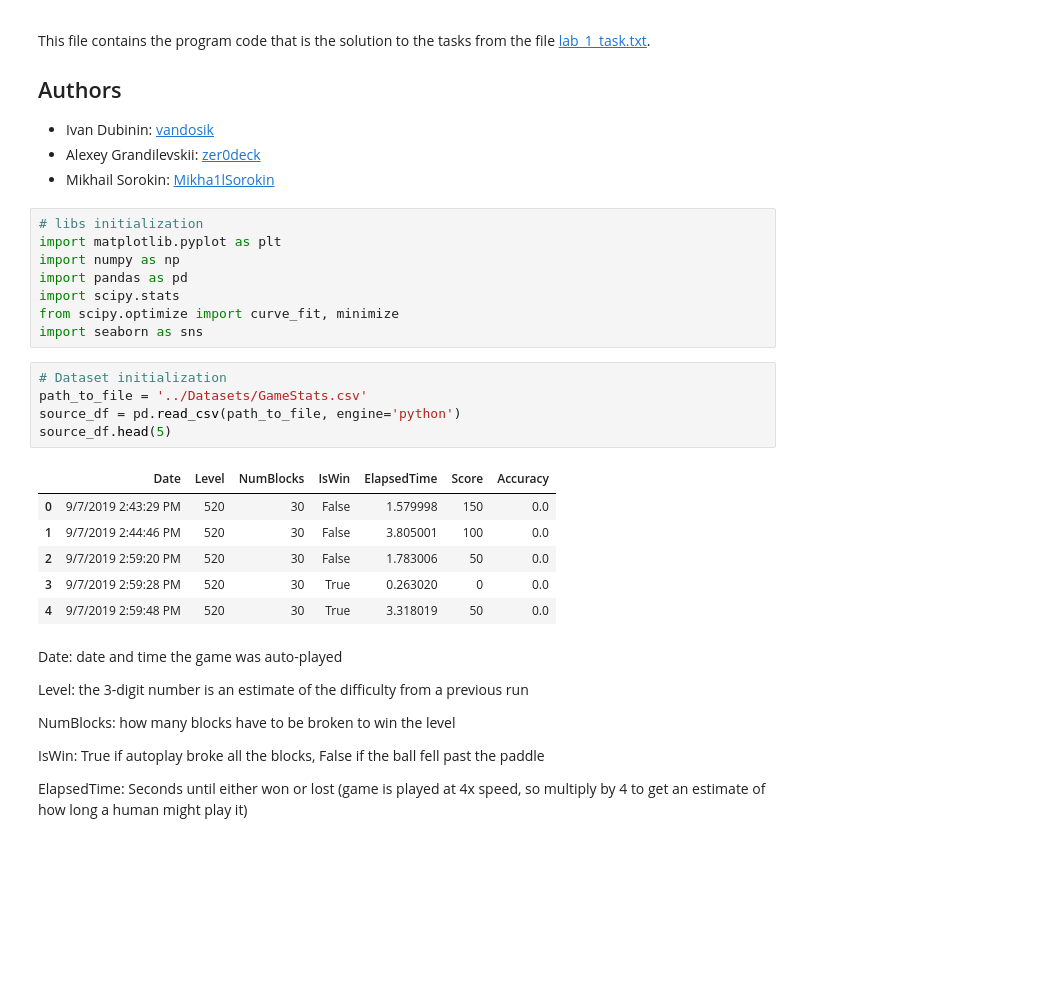
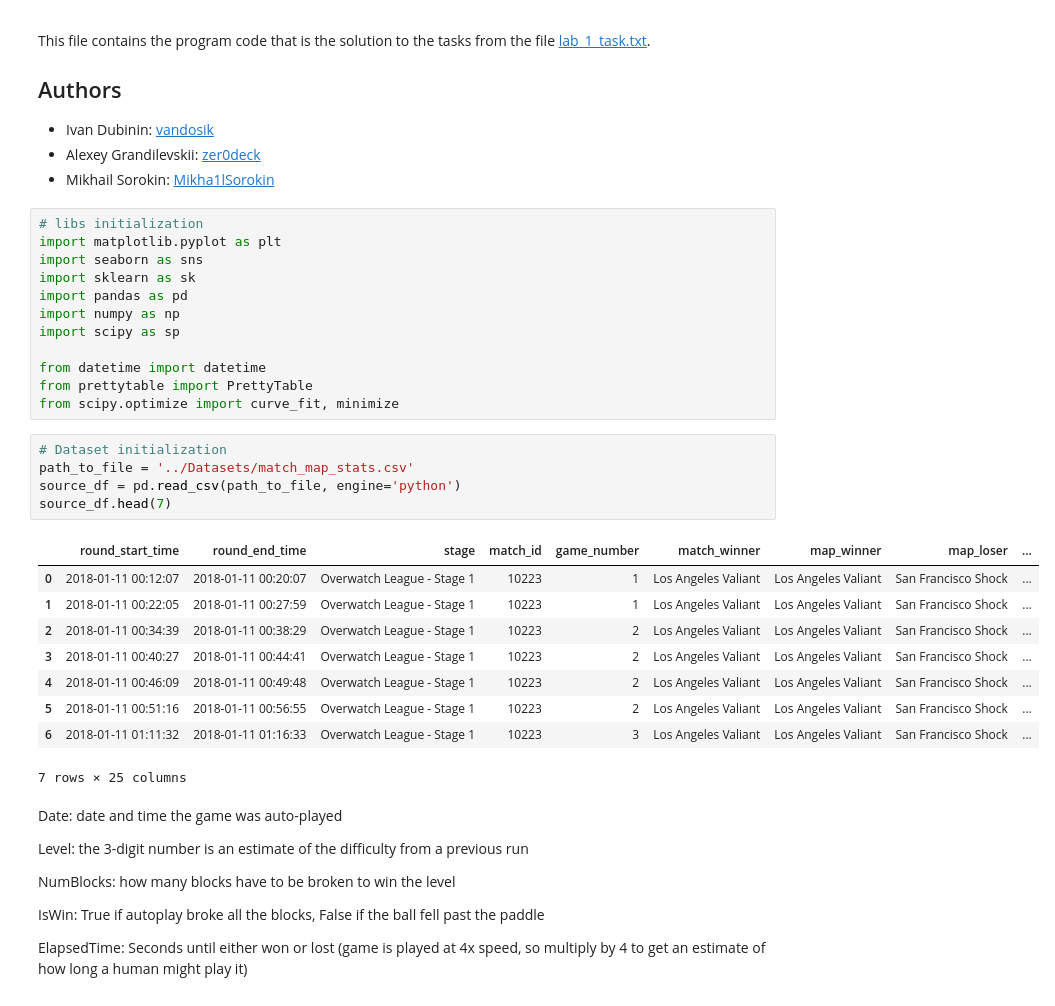
Before and after one commit to vandosik/M-M-MSA, a Jupyter notebook: Lab_1/lab_1.ipynb, the cells around one changed output. Saved outputs shown, nothing was run; the diff lists cells and outputs as text; blank space fills up the shorter version.

```diff
--- a/Lab_1/lab_1.ipynb
+++ b/Lab_1/lab_1.ipynb
@@ -8,23 +8,30 @@ This file contains the program code that is the solution to the tasks from the f
 # %%
 # libs initialization
 import matplotlib.pyplot as plt
+import seaborn as sns
+import sklearn as sk
+import pandas as pd
 import numpy as np
-import pandas as pd
-import scipy.stats
+import scipy as sp
+
+from datetime import datetime
+from prettytable import PrettyTable
 from scipy.optimize import curve_fit, minimize
-import seaborn as sns
 # %%
 # Dataset initialization
-path_to_file = '../Datasets/GameStats.csv'
+path_to_file = '../Datasets/match_map_stats.csv'
 source_df = pd.read_csv(path_to_file, engine='python')
-source_df.head(5)
+source_df.head(7)
 # %% [output]
-|  | Date | Level | NumBlocks | IsWin | ElapsedTime | Score | Accuracy |
-| 0 | 9/7/2019 2:43:29 PM | 520 | 30 | False | 1.579998 | 150 | 0.0 |
-| 1 | 9/7/2019 2:44:46 PM | 520 | 30 | False | 3.805001 | 100 | 0.0 |
-| 2 | 9/7/2019 2:59:20 PM | 520 | 30 | False | 1.783006 | 50 | 0.0 |
-| 3 | 9/7/2019 2:59:28 PM | 520 | 30 | True | 0.263020 | 0 | 0.0 |
-| 4 | 9/7/2019 2:59:48 PM | 520 | 30 | True | 3.318019 | 50 | 0.0 |
+|  | round_start_time | round_end_time | stage | match_id | game_number | match_winner | map_winner | map_loser | ... |
+| 0 | 2018-01-11 00:12:07 | 2018-01-11 00:20:07 | Overwatch League - Stage 1 | 10223 | 1 | Los Angeles Valiant | Los Angeles Valiant | San Francisco Shock | ... |
+| 1 | 2018-01-11 00:22:05 | 2018-01-11 00:27:59 | Overwatch League - Stage 1 | 10223 | 1 | Los Angeles Valiant | Los Angeles Valiant | San Francisco Shock | ... |
+| 2 | 2018-01-11 00:34:39 | 2018-01-11 00:38:29 | Overwatch League - Stage 1 | 10223 | 2 | Los Angeles Valiant | Los Angeles Valiant | San Francisco Shock | ... |
+| 3 | 2018-01-11 00:40:27 | 2018-01-11 00:44:41 | Overwatch League - Stage 1 | 10223 | 2 | Los Angeles Valiant | Los Angeles Valiant | San Francisco Shock | ... |
+| 4 | 2018-01-11 00:46:09 | 2018-01-11 00:49:48 | Overwatch League - Stage 1 | 10223 | 2 | Los Angeles Valiant | Los Angeles Valiant | San Francisco Shock | ... |
+| 5 | 2018-01-11 00:51:16 | 2018-01-11 00:56:55 | Overwatch League - Stage 1 | 10223 | 2 | Los Angeles Valiant | Los Angeles Valiant | San Francisco Shock | ... |
+| 6 | 2018-01-11 01:11:32 | 2018-01-11 01:16:33 | Overwatch League - Stage 1 | 10223 | 3 | Los Angeles Valiant | Los Angeles Valiant | San Francisco Shock | ... |
+7 rows × 25 columns
 # %% [markdown]
 Date:        date and time the game was auto-played
 
```
Also changed, not shown: parts of 11 cells of this notebook.
